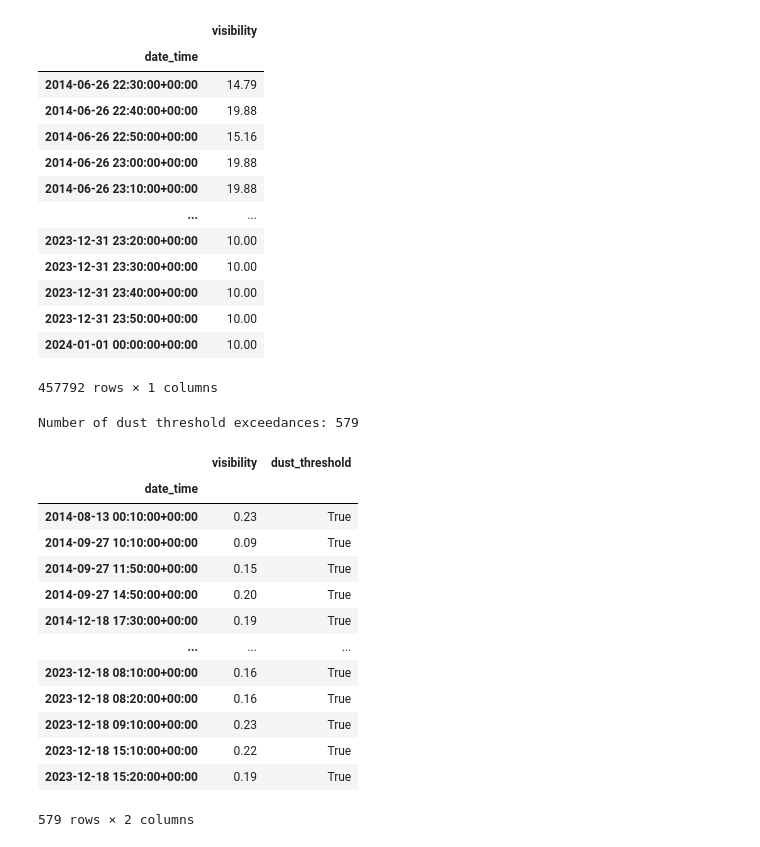
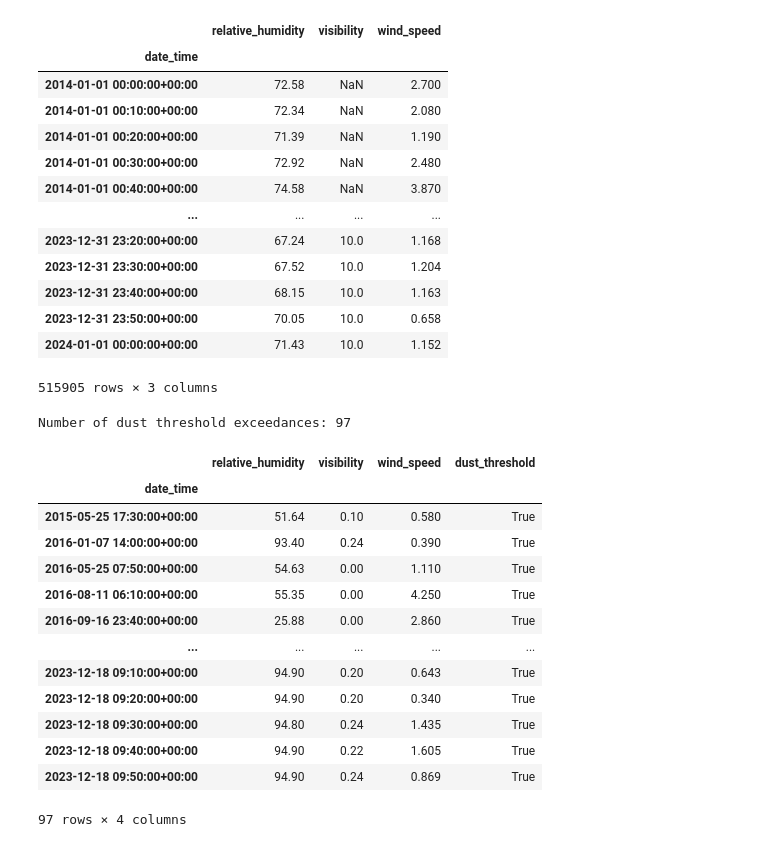
Before and after one commit to Bingham-Research-Center/gsl-dust, a Jupyter notebook: visibility.ipynb, the cells around one changed output. Cells and saved outputs as stored; diff of their text form; code cells hidden in the pictures.

```diff
--- a/visibility.ipynb
+++ b/visibility.ipynb
@@ -174,58 +182,57 @@ def plot_case_windroses(case_num, title=None, case_df=None):
 # %%
 # Task 1 - longer term data
 
-start_date = datetime.datetime(2004,1,1,0,0,0)
+start_date = datetime.datetime(2014,1,1,0,0,0)
 end_date = datetime.datetime(2024,1,1,0,0,0)
 
 # Get site stids for the three sites with MesoWest/Synoptic data
 stids_aq = {'Bountiful': 'QBV', 'Hawthorne': 'QHW', 'Weber': 'QHV', "Herriman": "QH3", "KSLC": "KSLC",}
 
 # Now list the closest stid to each location that has visibility data
 stids_vis = {'Bountiful': 'UTLGP', 'Hawthorne': 'UT20', 'Weber': 'UTFRW', "Herriman": "UTJUN", "Magna": "KSLC",}
 
-vrbls = ["visibility",]
+vrbls = ["visibility", "relative_humidity", "wind_speed"]
 
 stid_dict = {}
 
 for loc, stid in stids_vis.items():
     data_fpath = f"./data/{stid}.csv"
 
     if os.path.exists(data_fpath):
         _df = pd.read_csv(data_fpath)
         _df.set_index('date_time',inplace=True)
     else:
         _df = get_stid_timeseries(stid, start_date, end_date, vrbls)
         _df.to_csv(data_fpath)
     stid_dict[loc] = _df
 
 # for sake of debugging
-# site = "Hawthorne"
-
+site = "Hawthorne"
 # site = "Bountiful"
 # site = "Weber"
 # site = "Magna"
-site = "Herriman"
+# site = "Herriman"
 
 stid = stids_vis[site]
 stid_df = stid_dict[site].copy(deep=True)
 
 
 stid_df
 # %% [output]
-|  | visibility |
-| date_time |  |
-| 2014-06-26 22:30:00+00:00 | 14.79 |
-| 2014-06-26 22:40:00+00:00 | 19.88 |
-| 2014-06-26 22:50:00+00:00 | 15.16 |
-| 2014-06-26 23:00:00+00:00 | 19.88 |
-| 2014-06-26 23:10:00+00:00 | 19.88 |
-| ... | ... |
-| 2023-12-31 23:20:00+00:00 | 10.00 |
-| 2023-12-31 23:30:00+00:00 | 10.00 |
-| 2023-12-31 23:40:00+00:00 | 10.00 |
-| 2023-12-31 23:50:00+00:00 | 10.00 |
-| 2024-01-01 00:00:00+00:00 | 10.00 |
+|  | relative_humidity | visibility | wind_speed |
+| date_time |  |  |  |
+| 2014-01-01 00:00:00+00:00 | 72.58 | NaN | 2.700 |
+| 2014-01-01 00:10:00+00:00 | 72.34 | NaN | 2.080 |
+| 2014-01-01 00:20:00+00:00 | 71.39 | NaN | 1.190 |
+| 2014-01-01 00:30:00+00:00 | 72.92 | NaN | 2.480 |
+| 2014-01-01 00:40:00+00:00 | 74.58 | NaN | 3.870 |
+| ... | ... | ... | ... |
+| 2023-12-31 23:20:00+00:00 | 67.24 | 10.0 | 1.168 |
+| 2023-12-31 23:30:00+00:00 | 67.52 | 10.0 | 1.204 |
+| 2023-12-31 23:40:00+00:00 | 68.15 | 10.0 | 1.163 |
+| 2023-12-31 23:50:00+00:00 | 70.05 | 10.0 | 0.658 |
+| 2024-01-01 00:00:00+00:00 | 71.43 | 10.0 | 1.152 |
-457792 rows × 1 columns
+515905 rows × 3 columns
 # %%
 # Now let's detect a "dust event" using the NWS definition of visibility < 0.25 miles (402m) for 3 hours
 # We can do this by creating a new column that is True if visibility < 402m
@@ -244,21 +251,21 @@ print(f"Number of dust threshold exceedances: {stid_df['dust_threshold'].sum()}"
 
 stid_df[stid_df["dust_threshold"] == True]
 # %% [output]
-Number of dust threshold exceedances: 579
+Number of dust threshold exceedances: 97
-|  | visibility | dust_threshold |
-| date_time |  |  |
-| 2014-08-13 00:10:00+00:00 | 0.23 | True |
-| 2014-09-27 10:10:00+00:00 | 0.09 | True |
-| 2014-09-27 11:50:00+00:00 | 0.15 | True |
-| 2014-09-27 14:50:00+00:00 | 0.20 | True |
-| 2014-12-18 17:30:00+00:00 | 0.19 | True |
-| ... | ... | ... |
-| 2023-12-18 08:10:00+00:00 | 0.16 | True |
-| 2023-12-18 08:20:00+00:00 | 0.16 | True |
-| 2023-12-18 09:10:00+00:00 | 0.23 | True |
-| 2023-12-18 15:10:00+00:00 | 0.22 | True |
-| 2023-12-18 15:20:00+00:00 | 0.19 | True |
+|  | relative_humidity | visibility | wind_speed | dust_threshold |
+| date_time |  |  |  |  |
+| 2015-05-25 17:30:00+00:00 | 51.64 | 0.10 | 0.580 | True |
+| 2016-01-07 14:00:00+00:00 | 93.40 | 0.24 | 0.390 | True |
+| 2016-05-25 07:50:00+00:00 | 54.63 | 0.00 | 1.110 | True |
+| 2016-08-11 06:10:00+00:00 | 55.35 | 0.00 | 4.250 | True |
+| 2016-09-16 23:40:00+00:00 | 25.88 | 0.00 | 2.860 | True |
+| ... | ... | ... | ... | ... |
+| 2023-12-18 09:10:00+00:00 | 94.90 | 0.20 | 0.643 | True |
+| 2023-12-18 09:20:00+00:00 | 94.90 | 0.20 | 0.340 | True |
+| 2023-12-18 09:30:00+00:00 | 94.80 | 0.24 | 1.435 | True |
+| 2023-12-18 09:40:00+00:00 | 94.90 | 0.22 | 1.605 | True |
+| 2023-12-18 09:50:00+00:00 | 94.90 | 0.24 | 0.869 | True |
-579 rows × 2 columns
+97 rows × 4 columns
 # %%
 cluster_df = stid_df.copy(deep=True)
 
```
Also changed, not shown: parts of 11 cells of this notebook, 16 other files.
